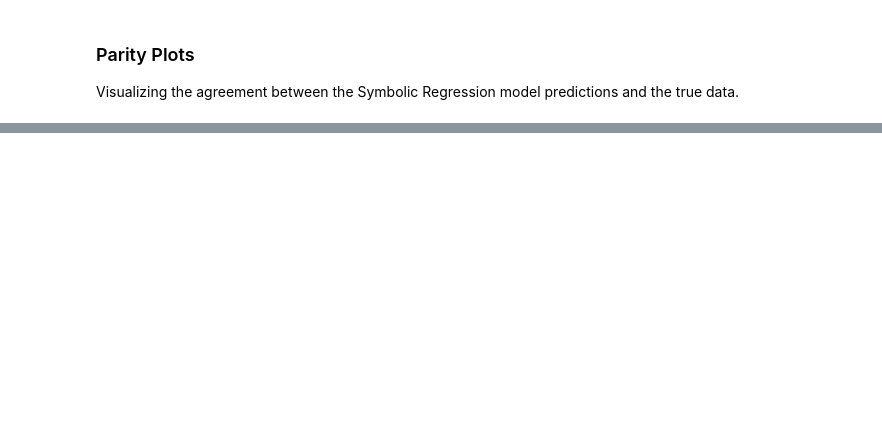
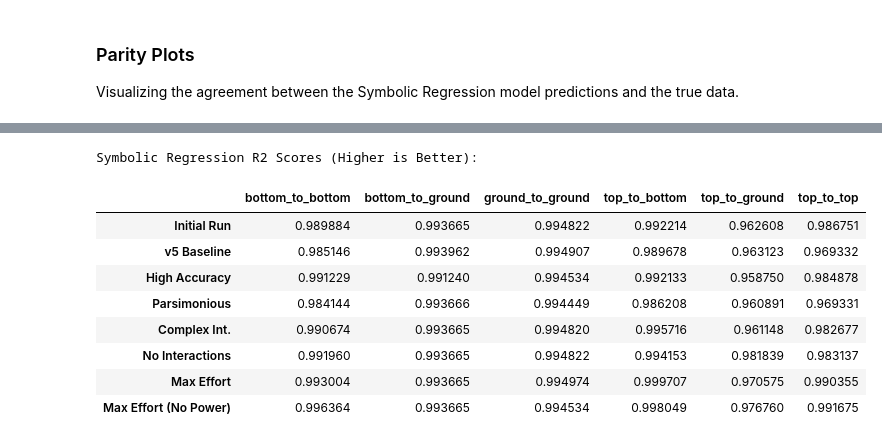
Before and after one commit to shanto268/SQuADDS, a Jupyter notebook: tutorials/Coupler_Inverse_Design_Analysis.ipynb, the cells around one changed output, grey strips where cells are left out. Cells and saved outputs as stored; diff of their text form; code cells hidden in the pictures; blank space fills up the shorter version.

```diff
--- a/tutorials/Coupler_Inverse_Design_Analysis.ipynb
+++ b/tutorials/Coupler_Inverse_Design_Analysis.ipynb
@@ -38,7 +74,7 @@ Dataset shape: (430, 10)
 ## 2. Define Features and Targets
 We identified the varying design parameters in the previous step.
 # %%
-features = ['cap_gap', 'cap_width', 'finger_count', 'finger_length']
+features = ['cap_gap', 'cap_width', 'bottom_finger_count', 'top_finger_count', 'finger_length']
 targets = ['bottom_to_bottom', 'bottom_to_ground', 'ground_to_ground',
            'top_to_bottom', 'top_to_ground', 'top_to_top']
 # %% [markdown]
@@ -235,0 +633,13 @@ plot_parity(results, df, 'bottom_to_bottom')
+# %%
+# Massive search space
+results_max_no_pow = run_experiment(
+    "Maximum Effort",
+    ebm_kwargs={'interactions': 20, 'outer_bags': 24, 'learning_rate': 0.001},
+    symbolic_kwargs={'verbosity': 0, 'progress': False,
+        'niterations': 500,
+        'populations': 50,
+        'binary_operators': ["+", "-", "*", "/"],
+        'population_size': 50,
+        'maxsize': 30,
+    }
+)
@@ -235,0 +681,37 @@ plot_parity(results, df, 'bottom_to_bottom')
+# %%
+import pandas as pd
+
+# Dictionary of all experiment results
+experiments = {
+    "Initial Run": results,
+    "v5 Baseline": results_v5,
+    "High Accuracy": results_rec,
+    "Parsimonious": results_pars,
+    "Complex Int.": results_complex,
+    "No Interactions": results_no_int,
+    "Max Effort": results_max,
+    "Max Effort (No Power)": results_max_no_pow
+}
+
+# Filter out any failed experiments (None)
+experiments = {k: v for k, v in experiments.items() if v is not None}
+
+# 1. R2 Score Comparison Table
+r2_data = {}
+for exp_name, res in experiments.items():
+    r2_data[exp_name] = {target: res[target]['symbolic_metrics']['r2'] for target in targets}
+
+r2_df = pd.DataFrame(r2_data).T
+print("Symbolic Regression R2 Scores (Higher is Better):")
+display(r2_df.style.highlight_max(axis=0, color='lightgreen'))
+# %% [output]
+Symbolic Regression R2 Scores (Higher is Better):
+|  | bottom_to_bottom | bottom_to_ground | ground_to_ground | top_to_bottom | top_to_ground | top_to_top |
+| Initial Run | 0.989884 | 0.993665 | 0.994822 | 0.992214 | 0.962608 | 0.986751 |
+| v5 Baseline | 0.985146 | 0.993962 | 0.994907 | 0.989678 | 0.963123 | 0.969332 |
+| High Accuracy | 0.991229 | 0.991240 | 0.994534 | 0.992133 | 0.958750 | 0.984878 |
+| Parsimonious | 0.984144 | 0.993666 | 0.994449 | 0.986208 | 0.960891 | 0.969331 |
+| Complex Int. | 0.990674 | 0.993665 | 0.994820 | 0.995716 | 0.961148 | 0.982677 |
+| No Interactions | 0.991960 | 0.993665 | 0.994822 | 0.994153 | 0.981839 | 0.983137 |
+| Max Effort | 0.993004 | 0.993665 | 0.994974 | 0.999707 | 0.970575 | 0.990355 |
+| Max Effort (No Power) | 0.996364 | 0.993665 | 0.994534 | 0.998049 | 0.976760 | 0.991675 |
```
Also changed, not shown: parts of 30 cells of this notebook, 2 other files.
